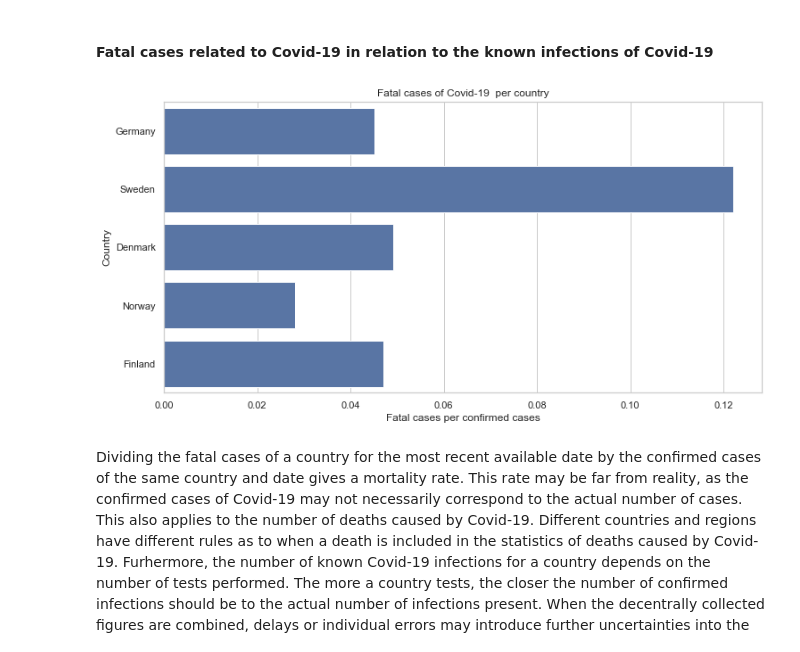
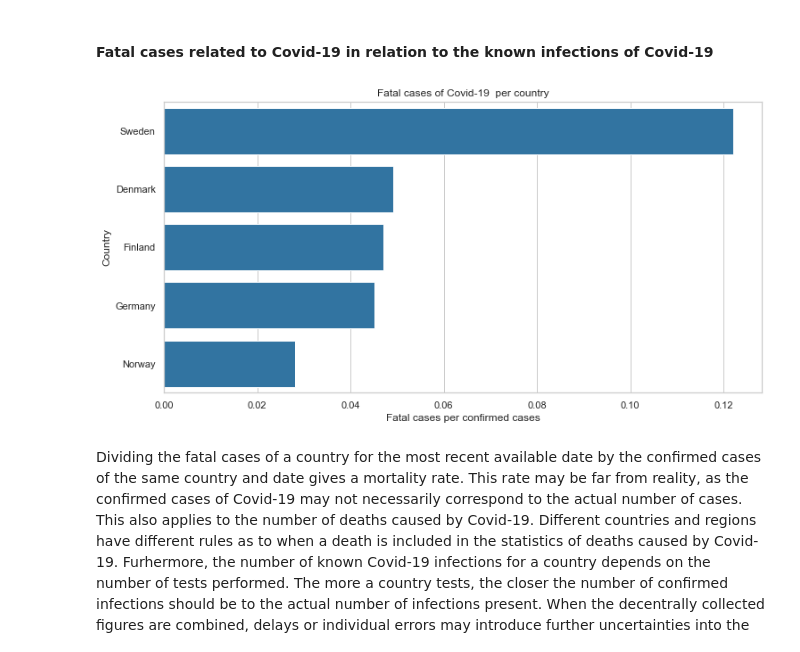
Before and after one commit to AtulSingh-Emyre/AnalysisCovid19, a Jupyter notebook: exploration_Covid19.ipynb, the cells around one changed output. Drawn from its saved outputs; the diff is of its cells as text; code cells hidden in the pictures.

```diff
--- a/exploration_Covid19.ipynb
+++ b/exploration_Covid19.ipynb
@@ -167,4 +157,4 @@ base_color = sb.color_palette()[0]
 # %% [markdown]
 #### Confirmed cases of Covid-19 per country
 # %%
-df_covidCases_today.set_index('country', inplace=True)
+df_covidCases_today.set_index('country', inplace=False).confirmed
@@ -258,26 +307,26 @@ df_covidCases_today['fatalPerConfirmed'] = df_covidCases_today.fatal / df_covidC
 # %%
 # Define figure size
 plt.figure(figsize=[12,6])
 
 # Plot barplot with 10 countries of most cases
-sb.barplot(data=df_covidCases_today.sort_values('confirmed', ascending=False).head(10),
+sb.barplot(data=df_covidCases_today.sort_values('fatalPerConfirmed', ascending=False),
            x='fatalPerConfirmed', y='country', color = base_color )
 
 # Set grid for better comparibility
 sb.set(style="whitegrid")
 
 # Write lables and header
 plt.xlabel('Fatal cases per confirmed cases')
 plt.ylabel('Country');
 plt.title('Fatal cases of Covid-19  per country')
 
 #axes = plt.gca()
 #axes.set_xlim([0,160])
 #axes.set_ylim([0,160])
 
 plt.show()
 # %% [output]
-[figure, old version]
+[figure, new version]
 # %% [markdown]
 Dividing the fatal cases of a country for the most recent available date by the confirmed cases of the same country and date gives a mortality rate.
 This rate may be far from reality, as the confirmed cases of Covid-19 may not necessarily correspond to the actual number of cases. This also applies to the number of deaths caused by Covid-19. Different countries and regions have different rules as to when a death is included in the statistics of deaths caused by Covid-19.
```
Also changed, not shown: parts of 20 cells of this notebook, 4 other files.
